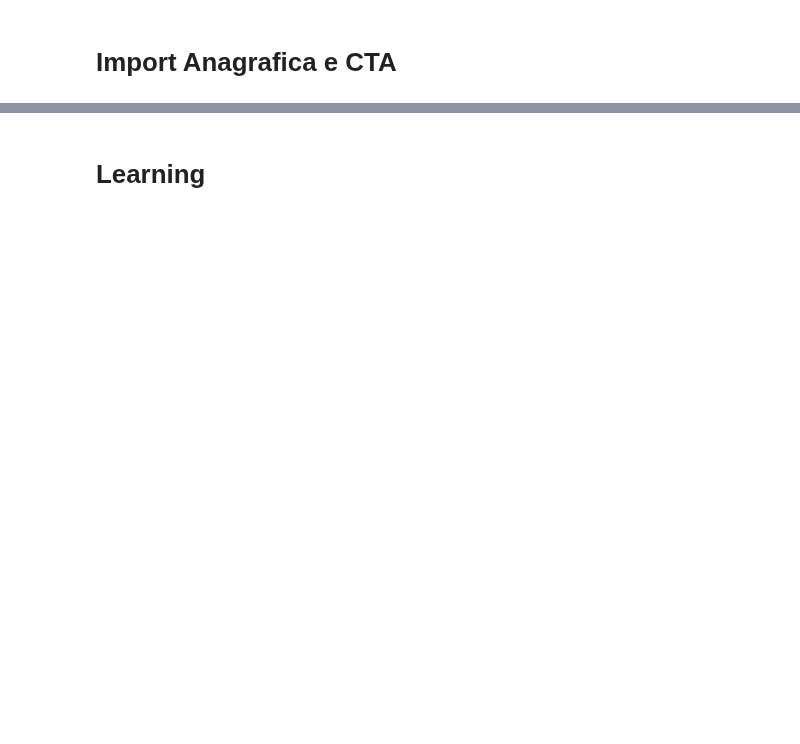
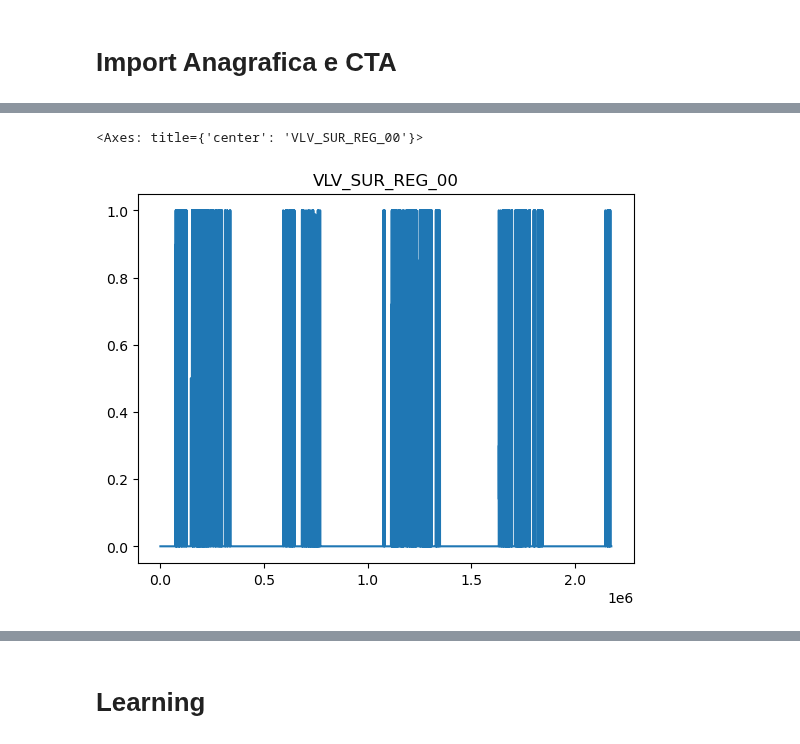
Before and after one commit to edoardorossi1995/Tesi, a Jupyter notebook: DQN_Agent.ipynb, the cells around one changed output, grey strips where cells are left out. Saved outputs shown, nothing was run; the diff lists cells and outputs as text; code cells hidden in the pictures; blank space fills up the shorter version.

```diff
--- a/DQN_Agent.ipynb
+++ b/DQN_Agent.ipynb
@@ -130,0 +150,5 @@ Text(0.5, 0, 'PW_ATT_M_00')
+# %%
+df['VLV_SUR_REG_00'].plot(title='VLV_SUR_REG_00')
+# %% [output]
+<Axes: title={'center': 'VLV_SUR_REG_00'}>
+[figure, added]
```
Also changed, not shown: parts of 13 cells of this notebook, 2 other files.
